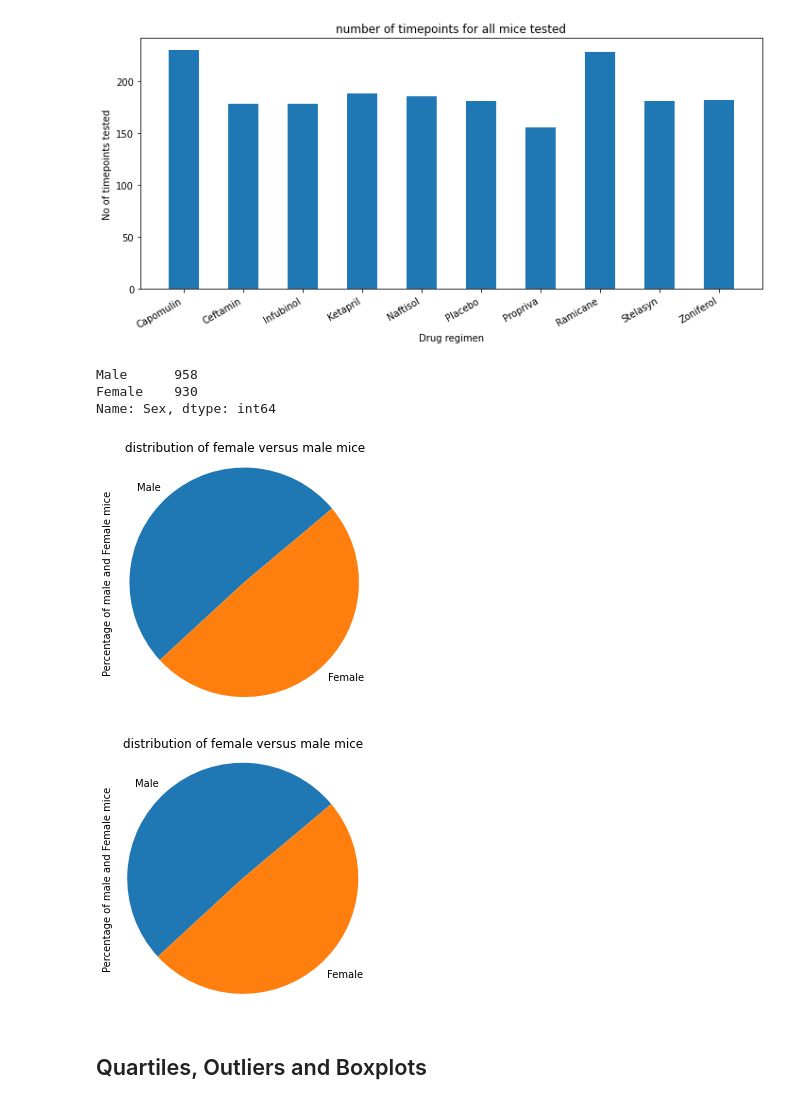
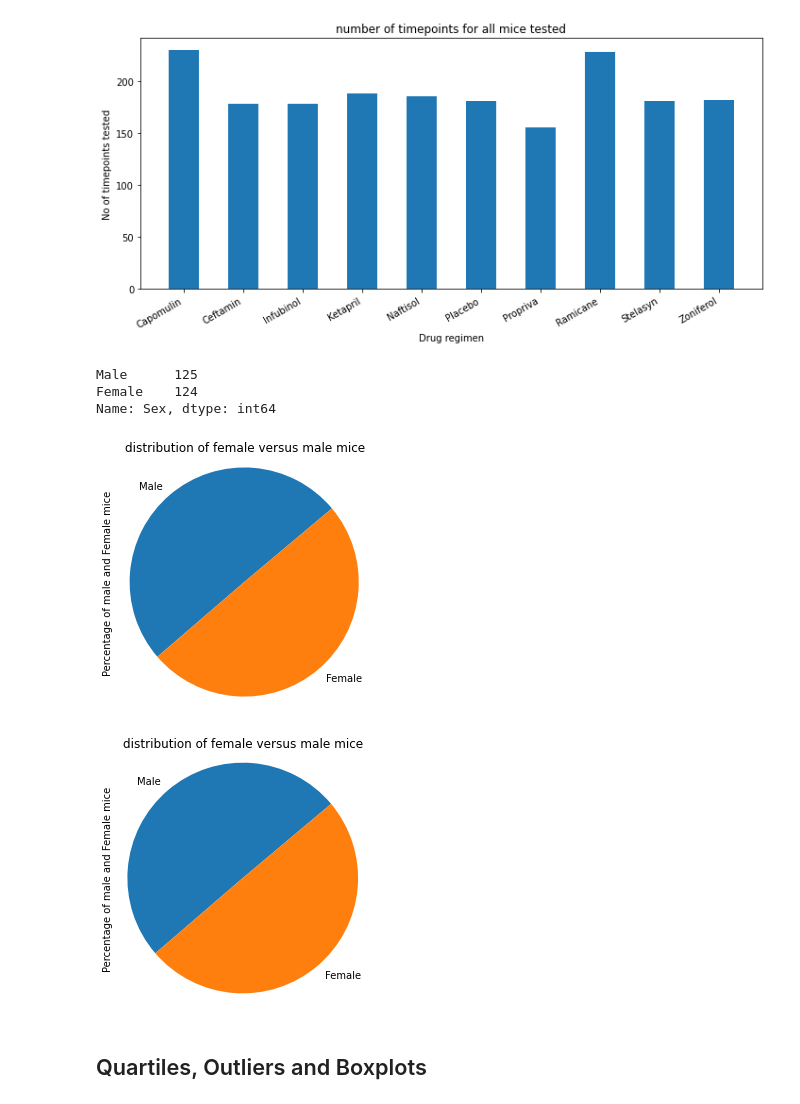
Before and after one commit to tamasree/Matplotlib_Homework, a Jupyter notebook: pymaceuticals_starter.ipynb, the cells around one changed output. Cells and saved outputs as stored; diff of their text form; code cells hidden in the pictures.

```diff
--- a/pymaceuticals_starter.ipynb
+++ b/pymaceuticals_starter.ipynb
@@ -176,21 +176,25 @@ plt.show()
 [figure]
 # %%
 # Generate a pie plot showing the distribution of female versus male mice using Pandas
-gender_count=combined_df["Sex"].value_counts()
+
+gender_df=combined_df[["Mouse ID","Sex"]]
+gender_df=gender_df.drop_duplicates()
+gender_count=gender_df["Sex"].value_counts()
+
 print(gender_count)
 
 pie_plot=gender_count.plot(kind="pie",startangle=40,figsize=(4,4))
 pie_plot.set_ylabel("Percentage of male and Female mice")
 pie_plot.set_title("distribution of female versus male mice")
 
 plt.tight_layout()
 plt.axis("equal")
 plt.show()
 # %% [output]
-Male      958
-Female    930
+Male      125
+Female    124
 Name: Sex, dtype: int64
-[figure, old version]
+[figure, new version]
 # %%
 # Generate a pie plot showing the distribution of female versus male mice using pyplot
 
@@ -203,7 +207,7 @@ plt.axis("equal")
 plt.tight_layout()
 plt.show()
 # %% [output]
-[figure, old version]
+[figure, new version]
 # %% [markdown]
 ## Quartiles, Outliers and Boxplots
 # %%
```
Also changed, not shown: parts of 3 cells of this notebook, 2 other files.
